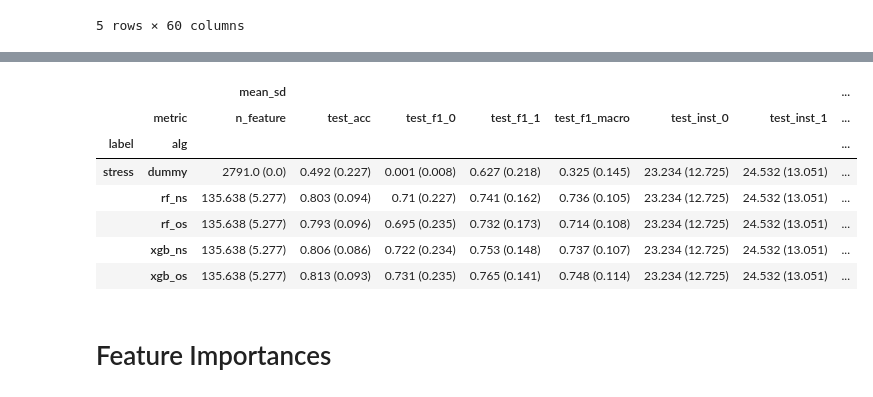
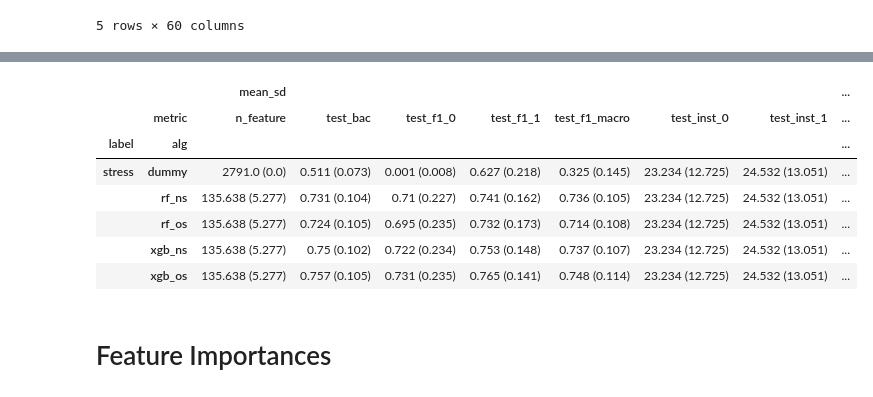
Before and after one commit to SteinPanyu/IndependentReproducibility, a Jupyter notebook: ModelTraining & Evaluation.ipynb, the cells around one changed output, grey strips where cells are left out. Saved outputs shown, nothing was run; the diff lists cells and outputs as text; code cells hidden in the pictures.

```diff
--- a/ModelTraining & Evaluation.ipynb
+++ b/ModelTraining & Evaluation.ipynb
@@ -389,14 +389,23 @@ SETTINGS = [
     )
 ]
 
+p = os.path.join(PATH_INTERMEDIATE, 'feat',f'{l}.pkl')
+par_dir = os.path.join(PATH_INTERMEDIATE, 'eval', l)
+
+if os.path.isdir(par_dir):
+    # Get a list of all the files in the folder
+    files = os.listdir(par_dir)
+
+    # Delete all the files in the folder
+    for file in files:
+        if file !='.ipynb_checkpoints':
+            os.remove(os.path.join(par_dir, file))
+os.makedirs(par_dir, exist_ok=True)
+
 with on_ray(num_cpus=6):
     for l, s in product(
         CLS, SETTINGS
     ):
-        p = os.path.join(PATH_INTERMEDIATE, 'feat',f'{l}.pkl')
-        par_dir = os.path.join(PATH_INTERMEDIATE, 'eval', l)
-        os.makedirs(par_dir, exist_ok=True)
-
         X, y, groups, t, datetimes = load(p)
         #The following code is for excluding 1st day
         ###########################################
@@ -448,8 +457,8 @@ with on_ray(num_cpus=6):
         feat_yesterday_sensor = feat_yesterday.loc[:,[('ESM' not in str(x)) for x in feat_yesterday.keys()]]
         feat_yesterday_ESM = feat_yesterday.loc[:,[('ESM'  in str(x)) for x in feat_yesterday.keys()]]
         #Prepare the final feature set
-        feat_baseline = pd.concat([  feat_current_ESM],axis=1)
-        feat_final = pd.concat([feat_baseline, feat_today_sensor,feat_today_ESM],axis=1)
+        feat_baseline = pd.concat([ feat_time,feat_dsc,feat_current_sensor, feat_ImmediatePast_sensor],axis=1)
+        feat_final = pd.concat([feat_current_ESM,feat_today_ESM, feat_today_sensor],axis=1)
         X = feat_final
 
         cats = X.columns[X.dtypes == bool]
@@ -680,23 +689,23 @@ SUMMARY_EVAL.head()
 # %%
 SUB_SUMMARY_EVAL = SUMMARY_EVAL.loc[
     lambda x: x['metric'].isin(
-        ['n_feature', 'train_class_ratio', 'train_inst_0', 'train_inst_1', 'test_inst_0', 'test_inst_1', 'test_acc', 'test_f1_0' ,'test_f1_1', 'test_f1_macro', 'train_f1_0' ,'train_f1_1', 'train_f1_macro',]
+        ['n_feature', 'train_class_ratio', 'train_inst_0', 'train_inst_1', 'test_inst_0', 'test_inst_1', 'test_bac', 'test_f1_0' ,'test_f1_1', 'test_f1_macro', 'train_f1_0' ,'train_f1_1', 'train_f1_macro',]
     )
 ].round(3).assign(
     mean_sd=lambda x: x['mean'].astype(str).str.cat(' (' + x['SD'].astype(str) + ')', sep='')
 ).pivot(
     index=['label', 'alg'], columns=['metric'], values=['mean_sd']
 )
 SUB_SUMMARY_EVAL
 # %% [output]
 |  |  | mean_sd |  |  |  |  |  |  | ... |
-|  | metric | n_feature | test_acc | test_f1_0 | test_f1_1 | test_f1_macro | test_inst_0 | test_inst_1 | ... |
+|  | metric | n_feature | test_bac | test_f1_0 | test_f1_1 | test_f1_macro | test_inst_0 | test_inst_1 | ... |
 | label | alg |  |  |  |  |  |  |  | ... |
-| stress | dummy | 2791.0 (0.0) | 0.492 (0.227) | 0.001 (0.008) | 0.627 (0.218) | 0.325 (0.145) | 23.234 (12.725) | 24.532 (13.051) | ... |
-|  | rf_ns | 135.638 (5.277) | 0.803 (0.094) | 0.71 (0.227) | 0.741 (0.162) | 0.736 (0.105) | 23.234 (12.725) | 24.532 (13.051) | ... |
-|  | rf_os | 135.638 (5.277) | 0.793 (0.096) | 0.695 (0.235) | 0.732 (0.173) | 0.714 (0.108) | 23.234 (12.725) | 24.532 (13.051) | ... |
-|  | xgb_ns | 135.638 (5.277) | 0.806 (0.086) | 0.722 (0.234) | 0.753 (0.148) | 0.737 (0.107) | 23.234 (12.725) | 24.532 (13.051) | ... |
-|  | xgb_os | 135.638 (5.277) | 0.813 (0.093) | 0.731 (0.235) | 0.765 (0.141) | 0.748 (0.114) | 23.234 (12.725) | 24.532 (13.051) | ... |
+| stress | dummy | 2791.0 (0.0) | 0.511 (0.073) | 0.001 (0.008) | 0.627 (0.218) | 0.325 (0.145) | 23.234 (12.725) | 24.532 (13.051) | ... |
+|  | rf_ns | 135.638 (5.277) | 0.731 (0.104) | 0.71 (0.227) | 0.741 (0.162) | 0.736 (0.105) | 23.234 (12.725) | 24.532 (13.051) | ... |
+|  | rf_os | 135.638 (5.277) | 0.724 (0.105) | 0.695 (0.235) | 0.732 (0.173) | 0.714 (0.108) | 23.234 (12.725) | 24.532 (13.051) | ... |
+|  | xgb_ns | 135.638 (5.277) | 0.75 (0.102) | 0.722 (0.234) | 0.753 (0.148) | 0.737 (0.107) | 23.234 (12.725) | 24.532 (13.051) | ... |
+|  | xgb_os | 135.638 (5.277) | 0.757 (0.105) | 0.731 (0.235) | 0.765 (0.141) | 0.748 (0.114) | 23.234 (12.725) | 24.532 (13.051) | ... |
 # %% [markdown]
 # Feature Importances
 # %% [markdown]
```
Also changed, not shown: parts of 6 cells of this notebook.
